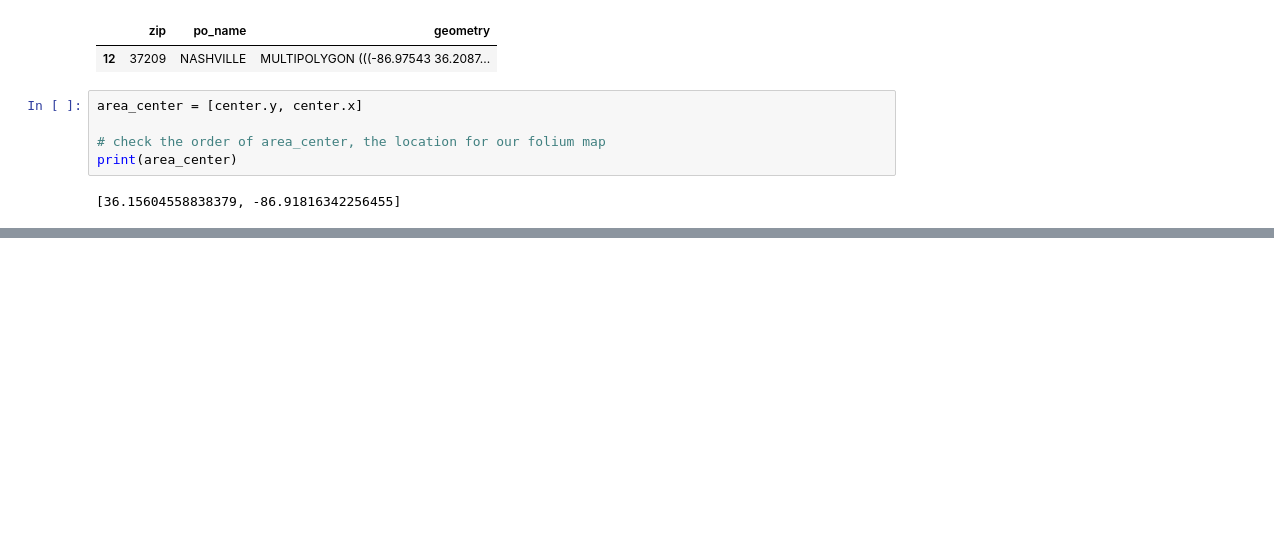
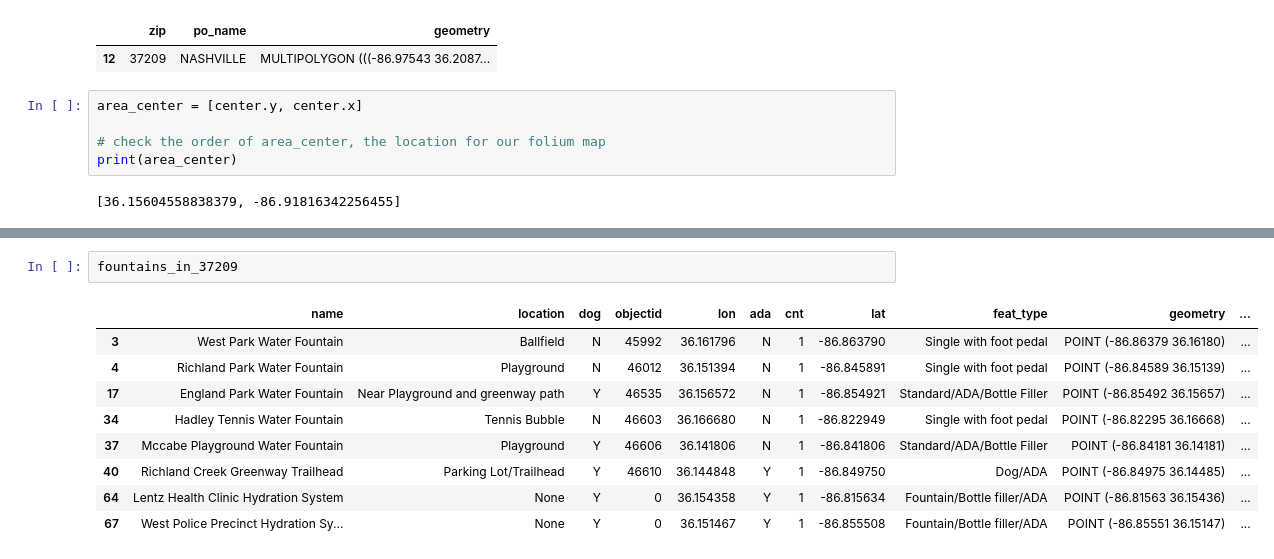
Before and after one commit to NSS-Data-Analytics-Cohort-10/geospatial-python-workshop-megyg6, a Jupyter notebook: notebooks/attempt2.ipynb, the cells around one changed output, grey strips where cells are left out. Saved outputs shown, nothing was run; the diff lists cells and outputs as text; blank space fills up the shorter version.

Commit message:
have points of a drill down

```diff
--- a/notebooks/attempt2.ipynb
+++ b/notebooks/attempt2.ipynb
@@ -238,6 +239,18 @@ map_37209.save('../maps/map_37209.html')
 map_37209
 # %% [output]
 [interactive output not drawn]
+# %%
+fountains_in_37209
+# %% [output]
+|  | name | location | dog | objectid | lon | ada | cnt | lat | feat_type | geometry | ... |
+| 3 | West Park Water Fountain | Ballfield | N | 45992 | 36.161796 | N | 1 | -86.863790 | Single with foot pedal | POINT (-86.86379 36.16180) | ... |
+| 4 | Richland Park Water Fountain | Playground | N | 46012 | 36.151394 | N | 1 | -86.845891 | Single with foot pedal | POINT (-86.84589 36.15139) | ... |
+| 17 | England Park Water Fountain | Near Playground and greenway path | Y | 46535 | 36.156572 | N | 1 | -86.854921 | Standard/ADA/Bottle Filler | POINT (-86.85492 36.15657) | ... |
+| 34 | Hadley Tennis Water Fountain | Tennis Bubble | N | 46603 | 36.166680 | N | 1 | -86.822949 | Single with foot pedal | POINT (-86.82295 36.16668) | ... |
+| 37 | Mccabe Playground Water Fountain | Playground | Y | 46606 | 36.141806 | N | 1 | -86.841806 | Standard/ADA/Bottle Filler | POINT (-86.84181 36.14181) | ... |
+| 40 | Richland Creek Greenway Trailhead | Parking Lot/Trailhead | Y | 46610 | 36.144848 | Y | 1 | -86.849750 | Dog/ADA | POINT (-86.84975 36.14485) | ... |
+| 64 | Lentz Health Clinic Hydration System | None | Y | 0 | 36.154358 | Y | 1 | -86.815634 | Fountain/Bottle filler/ADA | POINT (-86.81563 36.15436) | ... |
+| 67 | West Police Precinct Hydration Sy... | None | Y | 0 | 36.151467 | Y | 1 | -86.855508 | Fountain/Bottle filler/ADA | POINT (-86.85551 36.15147) | ... |
 # %%
 
 fountain_nash = folium.Map(location = [36.1612, -86.7775], zoom_start = 12)
```
Also changed, not shown: parts of 4 cells of this notebook.
